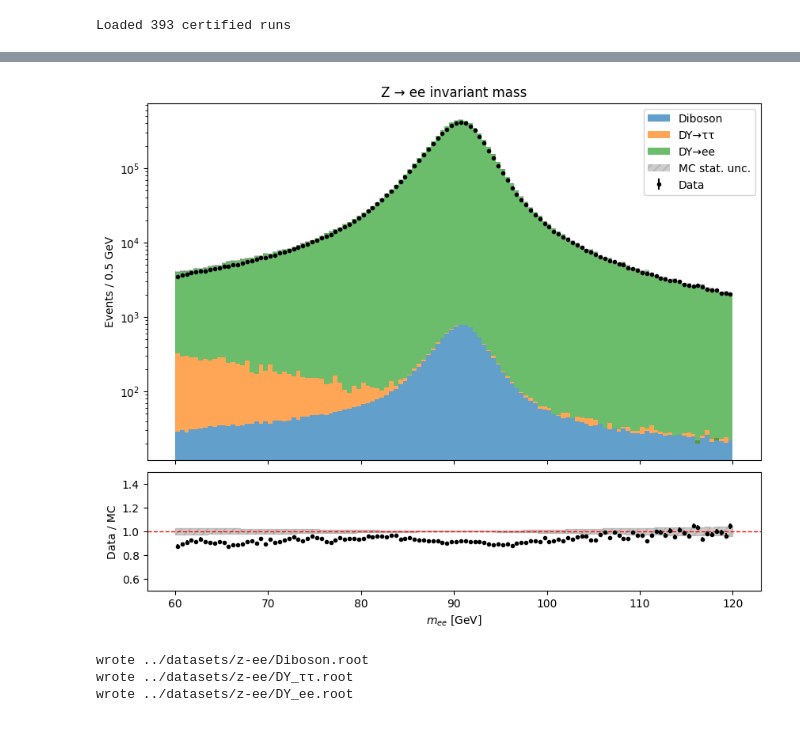
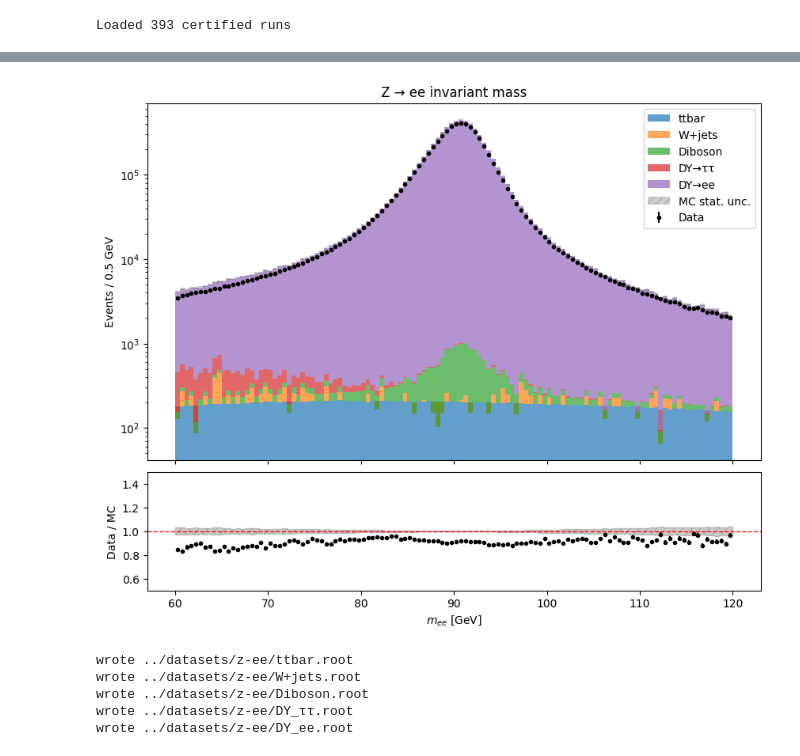
Before and after one commit to NielsterLinden/BND-school, a Jupyter notebook: z-ee/z-ee.ipynb, the cells around one changed output, grey strips where cells are left out. Cells and saved outputs as stored; diff of their text form; code cells hidden in the pictures.

```diff
--- a/z-ee/z-ee.ipynb
+++ b/z-ee/z-ee.ipynb
@@ -20,14 +20,20 @@ SAMPLES = {
     "DY_inclusive_NLO": {"recid": 35669, "is_data": False, "is_dy": True, "group": "DY"},
     "DY_inclusive_LO":  {"recid": 35671, "is_data": False, "is_dy": True, "group": "DY"},
 
-    # Diboson -- leptonic/semi-leptonic decay channels only, chosen to avoid
-    # double-counting with each other or with the inclusive WW/WZ/ZZ samples.
     "WW_2L2Nu":     {"recid": 72676, "is_data": False, "is_dy": False, "group": "diboson"},
     "WZ_3LNu":      {"recid": 72752, "is_data": False, "is_dy": False, "group": "diboson"},
     "WZ_2Q2L":      {"recid": 72742, "is_data": False, "is_dy": False, "group": "diboson"},
     "ZZ_2L2Nu":     {"recid": 75567, "is_data": False, "is_dy": False, "group": "diboson"},
     "ZZ_2Q2L":      {"recid": 75573, "is_data": False, "is_dy": False, "group": "diboson"},
     "ZZ_4L":        {"recid": 75589, "is_data": False, "is_dy": False, "group": "diboson"},
+
+    # ttbar -- powheg, split by decay channel (mutually exclusive, don't add TTJets amcatnlo too)
+    "TTTo2L2Nu":       {"recid": 67801, "is_data": False, "is_dy": False, "group": "ttbar"},
+    "TTToSemiLeptonic": {"recid": 67993, "is_data": False, "is_dy": False, "group": "ttbar"},
+    "TTToHadronic":    {"recid": 67841, "is_data": False, "is_dy": False, "group": "ttbar"},
+
+    # Wjets -- amcatnloFXFX inclusive (don't also add the madgraphMLM version)
+    "WJetsToLNu": {"recid": 69745, "is_data": False, "is_dy": False, "group": "wjets"},
 }
 
 CACHE_DIR = "/data/atlas/users/lvdurenw/nano_cache"
@@ -53,13 +59,20 @@ XSEC_PB = {
     "DY_inclusive_NLO": 6077.22,
     "DY_inclusive_LO":  6077.22,
 
-    # TODO: verify each against its opendata.cern.ch record's own quoted xsec
     "WW_2L2Nu": 12.178,
     "WZ_3LNu":  4.42965,
     "WZ_2Q2L":  5.595,
     "ZZ_2L2Nu": 0.564,
     "ZZ_2Q2L":  3.688,
     "ZZ_4L":    1.256,
+
+    # ttbar (831.76 pb inclusive, split by BR: dilep 10.6%, semilep 43.9%, had 45.4%)
+    "TTTo2L2Nu":        88.29,
+    "TTToSemiLeptonic": 365.35,
+    "TTToHadronic":     377.96,
+
+    # Wjets (NNLO inclusive)
+    "WJetsToLNu": 61526.7,
 }
 
 # Get this from GRL using brilcalc lumi -c web --begin 278820 --end 284044 -i datasets/GRL/GRL.txt -u /fb > log.txt
@@ -369,6 +398,24 @@ dy = results["DY_inclusive_NLO"]
 mc_hists = []
 mc_weights_list = []
 mc_names = []
+
+# ttbar -- combined into one stack entry
+ttbar_names = [n for n, info in SAMPLES.items() if info.get("group") == "ttbar"]
+if ttbar_names:
+    ttbar_mass = np.concatenate([results[n]["mass"] for n in ttbar_names])
+    ttbar_weight = np.concatenate([results[n]["weight"] for n in ttbar_names])
+    mc_hists.append(ttbar_mass)
+    mc_weights_list.append(ttbar_weight)
+    mc_names.append("ttbar")
+
+# Wjets
+wjets_names = [n for n, info in SAMPLES.items() if info.get("group") == "wjets"]
+if wjets_names:
+    wjets_mass = np.concatenate([results[n]["mass"] for n in wjets_names])
+    wjets_weight = np.concatenate([results[n]["weight"] for n in wjets_names])
+    mc_hists.append(wjets_mass)
+    mc_weights_list.append(wjets_weight)
+    mc_names.append("W+jets")
 
 # Diboson -- combined into one stack entry
 diboson_names = [n for n, info in SAMPLES.items() if info.get("group") == "diboson"]
@@ -414,34 +461,34 @@ ax.fill_between(edges_rep, lower_rep, upper_rep, step=None, color="gray",
 
 data_names = [n for n, info in SAMPLES.items() if info["is_data"]]
 data_mass = np.concatenate([results[n]["mass"] for n in data_names]) if data_names else np.array([])
 data_counts, _ = np.histogram(data_mass, bins=bins)
 data_err = np.sqrt(data_counts)
 
 ax.errorbar(bin_centers, data_counts, yerr=data_err, fmt="ko", markersize=3, label="Data")
 
 ax.set_ylabel("Events / 0.5 GeV")
 ax.set_yscale("log")
 ax.legend()
 ax.set_title("Z → ee invariant mass")
 
 with np.errstate(divide="ignore", invalid="ignore"):
     ratio = np.where(mc_counts > 0, data_counts / mc_counts, np.nan)
     ratio_err = np.where(mc_counts > 0, data_err / mc_counts, np.nan)
     mc_rel_err = np.where(mc_counts > 0, mc_err / mc_counts, np.nan)
 
 lower_band = np.repeat(1 - mc_rel_err, 2)
 upper_band = np.repeat(1 + mc_rel_err, 2)
 ax_ratio.fill_between(edges_rep, lower_band, upper_band, color="gray", alpha=0.4, hatch="///")
 
 ax_ratio.errorbar(bin_centers, ratio, yerr=ratio_err, fmt="ko", markersize=3)
 ax_ratio.axhline(1.0, color="red", linestyle="--", linewidth=1)
 ax_ratio.set_ylim(0.5, 1.5)
 ax_ratio.set_ylabel("Data / MC")
 ax_ratio.set_xlabel("$m_{ee}$ [GeV]")
 
 plt.show()
 # %% [output]
-[figure, old version]
+[figure, new version]
 # %%
 def make_bh(mass, bins, weight=None):
     h = bh.Histogram(bh.axis.Variable(bins), storage=bh.storage.Weight())
@@ -464,6 +511,8 @@ h_data = make_bh(data_mass, bins, weight=None)
 with uproot.recreate("../datasets/z-ee/Data.root") as f:
     f["h_mass"] = h_data
 # %% [output]
+wrote ../datasets/z-ee/ttbar.root
+wrote ../datasets/z-ee/W+jets.root
 wrote ../datasets/z-ee/Diboson.root
 wrote ../datasets/z-ee/DY_ττ.root
 wrote ../datasets/z-ee/DY_ee.root
```
Also changed, not shown: parts of 5 cells of this notebook, 9 other files.
